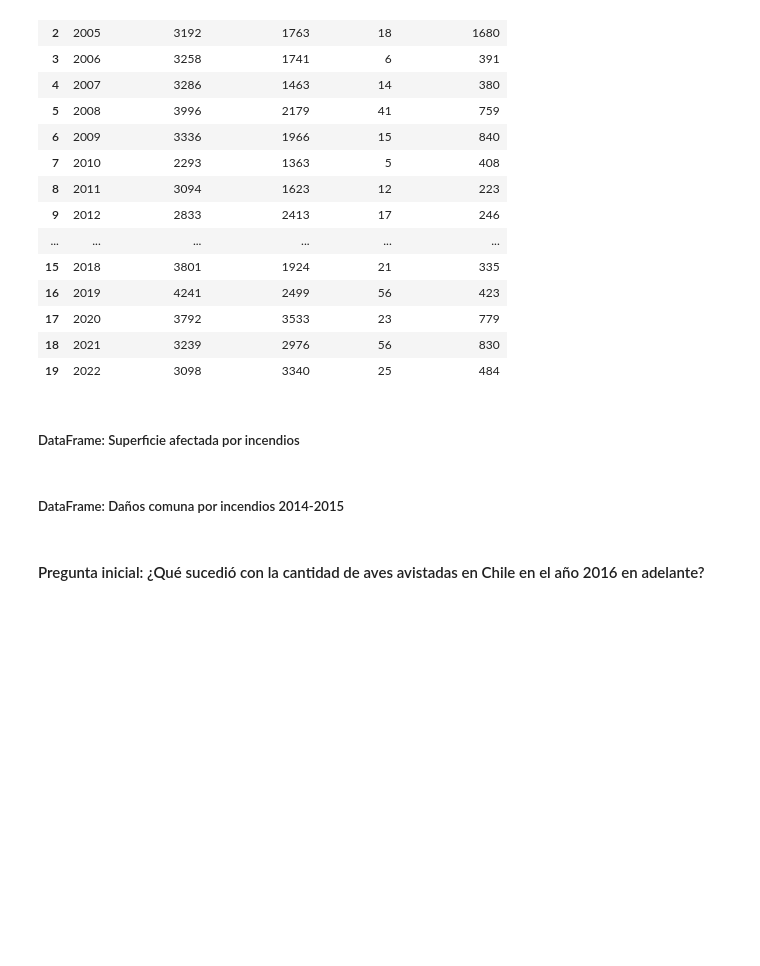
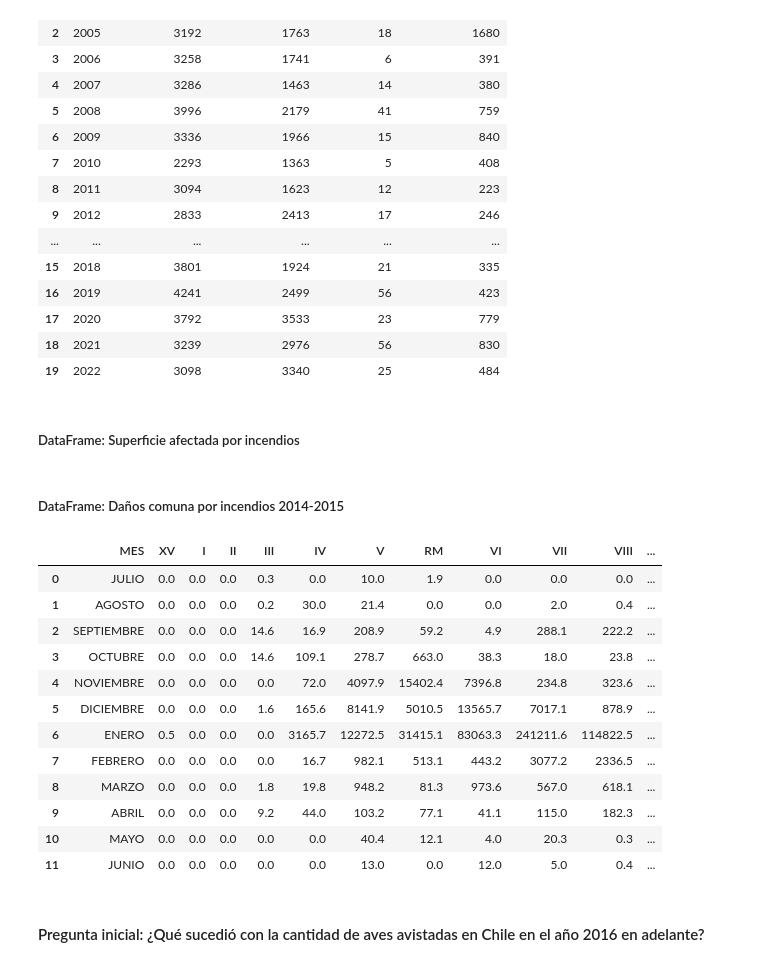
Before and after one commit to ymotomy/Proyecto-IMT2200, a Jupyter notebook: data/Incendios/incendios.ipynb, the cells around one changed output. Saved outputs shown, nothing was run; the diff lists cells and outputs as text; code cells hidden in the pictures; blank space fills up the shorter version.

```diff
--- a/data/Incendios/incendios.ipynb
+++ b/data/Incendios/incendios.ipynb
@@ -150,2 +171,20 @@ df_danos_superficie.to_csv("data_limpio/danos_superficie (ha)_limpio.csv", index
+# %%
+#leemos el csv limpio
+df_danos_mes_2016_2017 = pd.read_csv("data_limpio/dano_hectareas_mes (2016 - 2017).csv")
+df_danos_mes_2016_2017
+# %% [output]
+|  | MES | XV | I | II | III | IV | V | RM | VI | VII | VIII | ... |
+| 0 | JULIO | 0.0 | 0.0 | 0.0 | 0.3 | 0.0 | 10.0 | 1.9 | 0.0 | 0.0 | 0.0 | ... |
+| 1 | AGOSTO | 0.0 | 0.0 | 0.0 | 0.2 | 30.0 | 21.4 | 0.0 | 0.0 | 2.0 | 0.4 | ... |
+| 2 | SEPTIEMBRE | 0.0 | 0.0 | 0.0 | 14.6 | 16.9 | 208.9 | 59.2 | 4.9 | 288.1 | 222.2 | ... |
+| 3 | OCTUBRE | 0.0 | 0.0 | 0.0 | 14.6 | 109.1 | 278.7 | 663.0 | 38.3 | 18.0 | 23.8 | ... |
+| 4 | NOVIEMBRE | 0.0 | 0.0 | 0.0 | 0.0 | 72.0 | 4097.9 | 15402.4 | 7396.8 | 234.8 | 323.6 | ... |
+| 5 | DICIEMBRE | 0.0 | 0.0 | 0.0 | 1.6 | 165.6 | 8141.9 | 5010.5 | 13565.7 | 7017.1 | 878.9 | ... |
+| 6 | ENERO | 0.5 | 0.0 | 0.0 | 0.0 | 3165.7 | 12272.5 | 31415.1 | 83063.3 | 241211.6 | 114822.5 | ... |
+| 7 | FEBRERO | 0.0 | 0.0 | 0.0 | 0.0 | 16.7 | 982.1 | 513.1 | 443.2 | 3077.2 | 2336.5 | ... |
+| 8 | MARZO | 0.0 | 0.0 | 0.0 | 1.8 | 19.8 | 948.2 | 81.3 | 973.6 | 567.0 | 618.1 | ... |
+| 9 | ABRIL | 0.0 | 0.0 | 0.0 | 9.2 | 44.0 | 103.2 | 77.1 | 41.1 | 115.0 | 182.3 | ... |
+| 10 | MAYO | 0.0 | 0.0 | 0.0 | 0.0 | 0.0 | 40.4 | 12.1 | 4.0 | 20.3 | 0.3 | ... |
+| 11 | JUNIO | 0.0 | 0.0 | 0.0 | 0.0 | 0.0 | 13.0 | 0.0 | 12.0 | 5.0 | 0.4 | ... |
 # %% [markdown]
 #### Pregunta inicial: ¿Qué sucedió con la cantidad de aves avistadas en Chile en el año 2016 en adelante?
```
Also changed, not shown: parts of 5 cells of this notebook, 18 other files.
